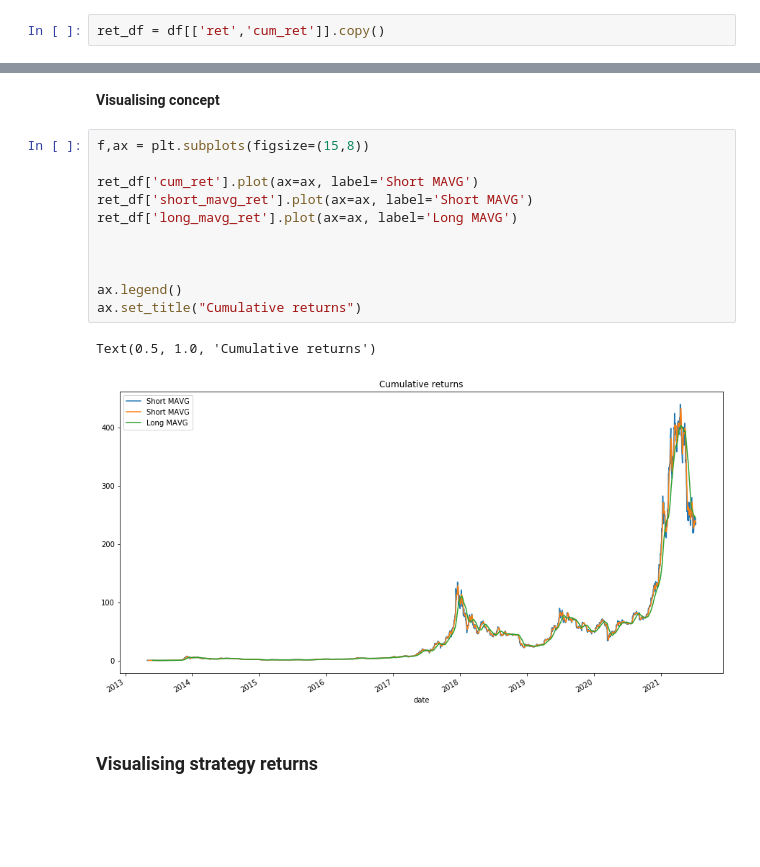
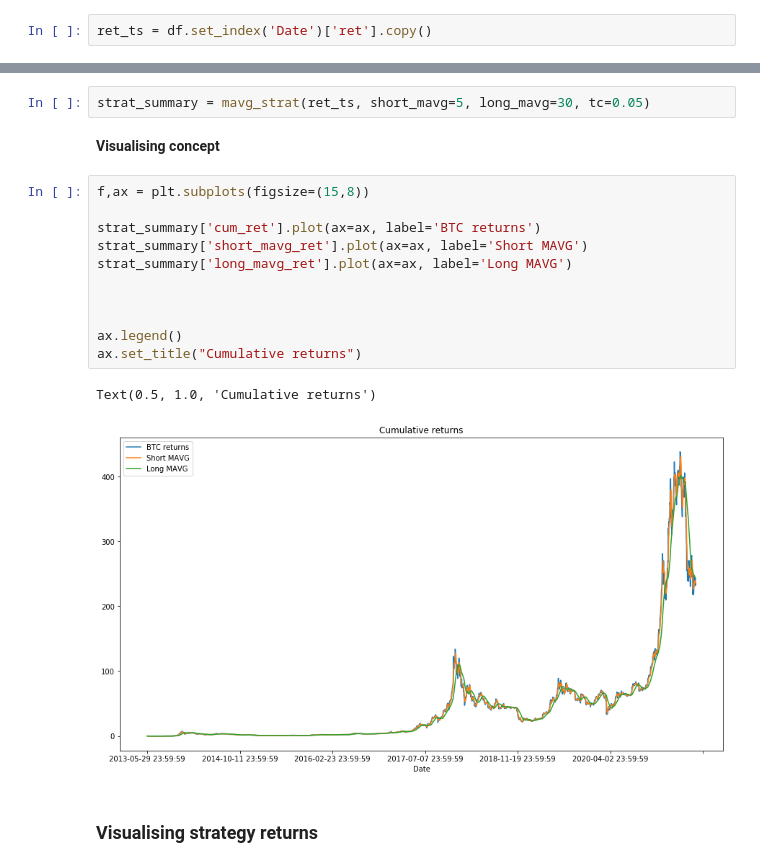
Before and after one commit to fuivito/crypto-strats, a Jupyter notebook: crossing_mavgs.ipynb, the cells around one changed output, grey strips where cells are left out. Drawn from its saved outputs; the diff is of its cells as text; blank space fills up the shorter version.

Commit message:
backtest strategy with transaction costs

```diff
--- a/crossing_mavgs.ipynb
+++ b/crossing_mavgs.ipynb
@@ -31,4 +65,4 @@ Over the cumulative returns
 - You can play around changind the values of the moving average
 - Not done yet: need to consider **transaction costs**, but returns are so big that they do not influence much, unless you go down do intraday trading
 # %%
-ret_df = df[['ret','cum_ret']].copy()
+ret_ts = df.set_index('Date')['ret'].copy()
@@ -52,19 +69,21 @@ ret_df['cum_strat_ret'] = ret_df['strat_ret'].add(1).cumprod() - 1
+# %%
+strat_summary = mavg_strat(ret_ts, short_mavg=5, long_mavg=30, tc=0.05)
 # %% [markdown]
 **Visualising concept**
 # %%
 f,ax = plt.subplots(figsize=(15,8))
 
-ret_df['cum_ret'].plot(ax=ax, label='Short MAVG')
-ret_df['short_mavg_ret'].plot(ax=ax, label='Short MAVG')
-ret_df['long_mavg_ret'].plot(ax=ax, label='Long MAVG')
+strat_summary['cum_ret'].plot(ax=ax, label='BTC returns')
+strat_summary['short_mavg_ret'].plot(ax=ax, label='Short MAVG')
+strat_summary['long_mavg_ret'].plot(ax=ax, label='Long MAVG')
 
 
 
 ax.legend()
 ax.set_title("Cumulative returns")
 # %% [output]
 Text(0.5, 1.0, 'Cumulative returns')
-[figure, old version]
+[figure, new version]
 # %% [markdown]
 ### Visualising strategy returns
 # %%
```
Also changed, not shown: parts of 23 cells of this notebook.
